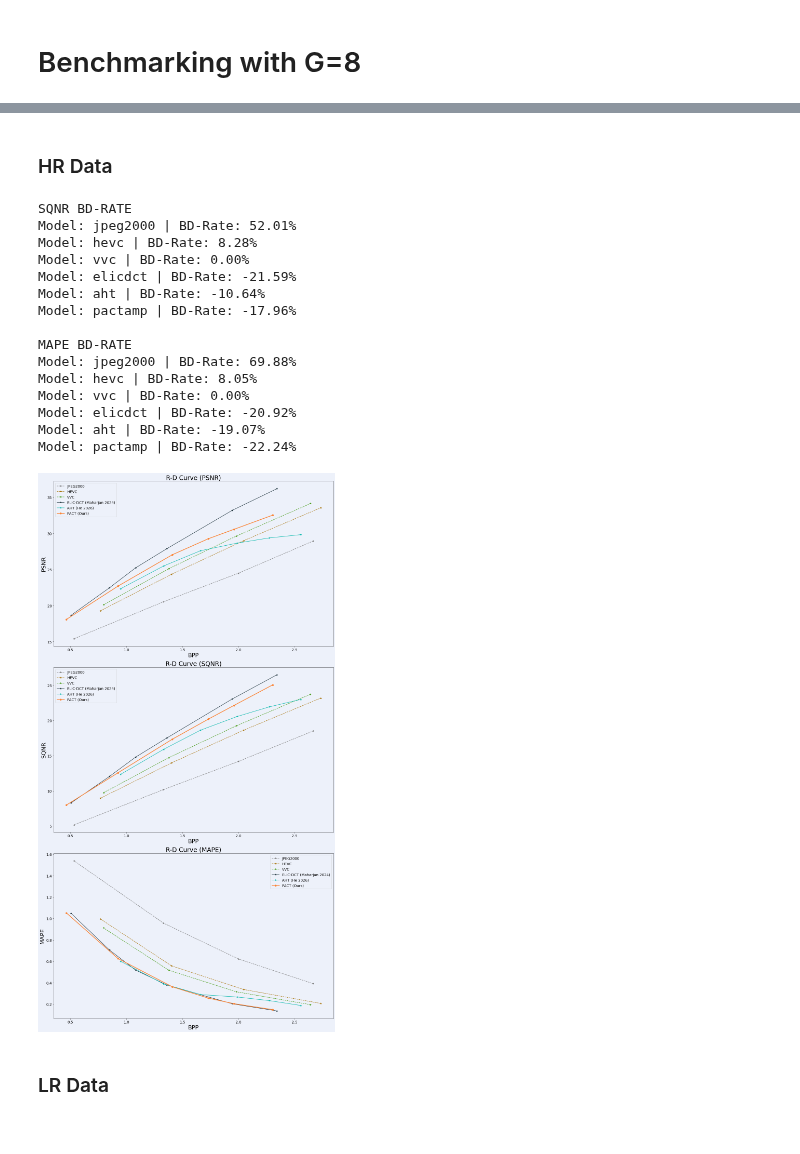
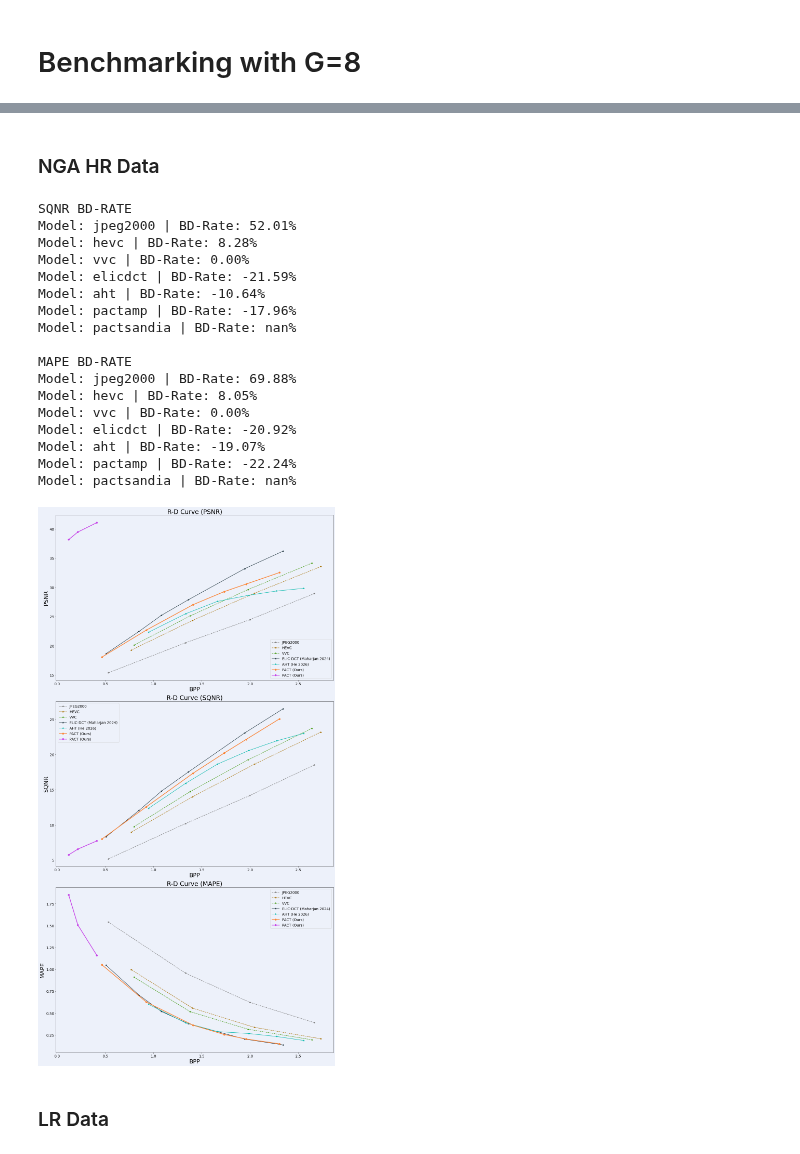
Before and after one commit to zb-umkc/PACT, a Jupyter notebook: analysis.ipynb, the cells around one changed output, grey strips where cells are left out. Drawn from its saved outputs; the diff is of its cells as text; code cells hidden in the pictures.

Commit message:
Benchmark on full NGA image

```diff
--- a/analysis.ipynb
+++ b/analysis.ipynb
@@ -40,3 +40,8 @@ results_highres_df.head()
 | 37 | AHT | lmbda0.0067 | 0.0067 | 20260420 | 1.661057 | 29.876338 | 0.989030 | 27.611407 | 18.625248 | 0.981686 | ... |
 | 38 | AHT | lmbda0.013 | 0.0130 | 20260420 | 1.987534 | 30.815164 | 0.993959 | 28.668565 | 20.567801 | 0.987653 | ... |
 | 39 | AHT | lmbda0.025 | 0.0250 | 20260420 | 2.275345 | 31.362702 | 0.996077 | 29.389894 | 21.943230 | 0.991039 | ... |
+# %%
+results_full_df = pd.read_csv("results_full.csv", header=0).sort_values(["arch", "model", "lmbda"])
+results_full_df = results_full_df[results_full_df["bpp"] > 0.1]
+
+results_full_df.head()
@@ -267,5 +430,5 @@ Model: pactamp | BD-Rate: -0.32%
 # %% [markdown]
-### HR Data
+### NGA HR Data
 # %%
 jpeg2000_hr_data = results_bench_df[(results_bench_df["codec"] == "JPEG2000") & (results_bench_df["dataset"] == "test")]
 hevc_hr_data = results_bench_df[(results_bench_df["codec"] == "HM") & (results_bench_df["dataset"] == "test")]
@@ -273,6 +436,7 @@ vvc_hr_data = results_bench_df[(results_bench_df["codec"] == "VTM") & (results_b
 pactiq_hr_data = results_highres_df[(results_highres_df["arch"] == "PACT") & (results_highres_df["model"] == "g8alpha1.0")]
 pactamp_hr_data = results_highres_df[(results_highres_df["arch"] == "PACT") & (results_highres_df["model"] == "g8alpha0.01")]
 aht_hr_data = results_highres_df[results_highres_df["arch"] == "AHT"]
+pactsandia_hr_data = results_highres_df[(results_highres_df["arch"] == "PACTsandia") & (results_highres_df["model"] == "g8alpha0.01")]
 
 rd_data = {
     "jpeg2000": {
@@ -345,6 +509,17 @@ rd_data = {
         "sqnr": pactamp_hr_data["sqnr_amp"].round(4).tolist(),
         "mape": pactamp_hr_data["mae_phase"].round(4).tolist(),
         "color": "#FC8333",
+        "marker": "o",
+        "linestyle": "solid",
+        "linewidth": 2.5,
+        "legend": "PACT (Ours)",
+    },
+    "pactsandia": {
+        "bpp": pactsandia_hr_data["bpp"].round(4).tolist(),
+        "psnr": pactsandia_hr_data["psnr_amp"].round(4).tolist(),
+        "sqnr": pactsandia_hr_data["sqnr_amp"].round(4).tolist(),
+        "mape": pactsandia_hr_data["mae_phase"].round(4).tolist(),
+        "color": "#C742E9",
         "marker": "o",
         "linestyle": "solid",
         "linewidth": 2.5,
@@ -412,34 +587,36 @@ ax[1].set_ylabel("SQNR", fontsize=22)
 ax[1].legend([rd_data[key]["legend"] for key in rd_data.keys()], facecolor=bg_color)
 
 # extent = ax[1].get_tightbbox(fig.canvas.get_renderer()).transformed(fig.dpi_scale_trans.inverted())
 # fig.savefig("rd_sqnr.png", bbox_inches=extent)
 
 ax[2].set_xlabel("BPP", fontsize=22)
 ax[2].set_ylabel("MAPE", fontsize=22)
 ax[2].legend([rd_data[key]["legend"] for key in rd_data.keys()], facecolor=bg_color)
 fig.set_facecolor(bg_color)
 ax[0].set_facecolor(bg_color)
 ax[1].set_facecolor(bg_color)
 ax[2].set_facecolor(bg_color)
 plt.tight_layout()
 plt.show()
 # %% [output]
 SQNR BD-RATE
 Model: jpeg2000 | BD-Rate: 52.01%
 Model: hevc | BD-Rate: 8.28%
 Model: vvc | BD-Rate: 0.00%
 Model: elicdct | BD-Rate: -21.59%
 Model: aht | BD-Rate: -10.64%
 Model: pactamp | BD-Rate: -17.96%
+Model: pactsandia | BD-Rate: nan%
 
 MAPE BD-RATE
 Model: jpeg2000 | BD-Rate: 69.88%
 Model: hevc | BD-Rate: 8.05%
 Model: vvc | BD-Rate: 0.00%
 Model: elicdct | BD-Rate: -20.92%
 Model: aht | BD-Rate: -19.07%
 Model: pactamp | BD-Rate: -22.24%
+Model: pactsandia | BD-Rate: nan%
-[figure, old version]
+[figure, new version]
 # %% [markdown]
 ### LR Data
 # %%
```
Also changed, not shown: parts of 4 cells of this notebook, 9 other files.
